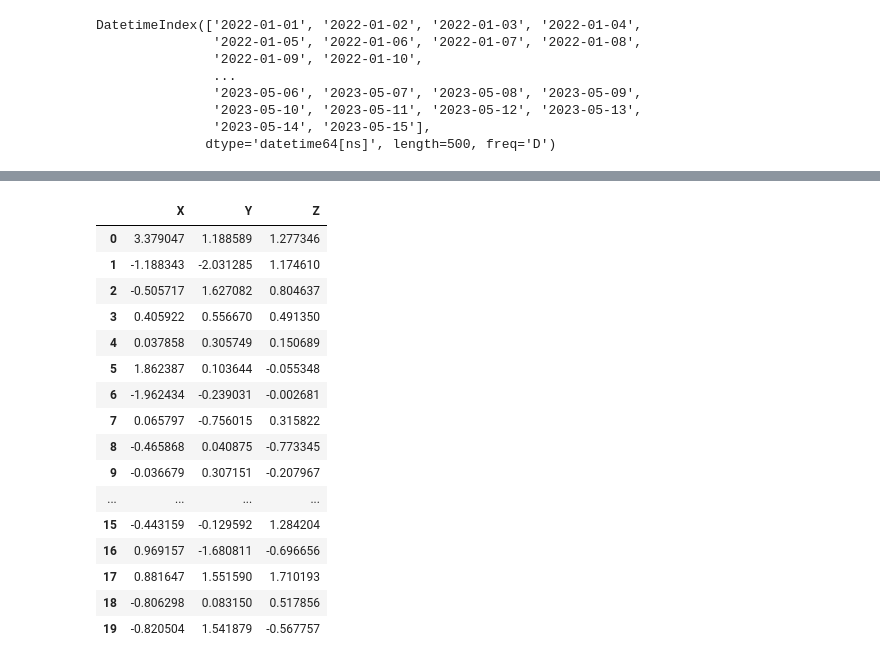
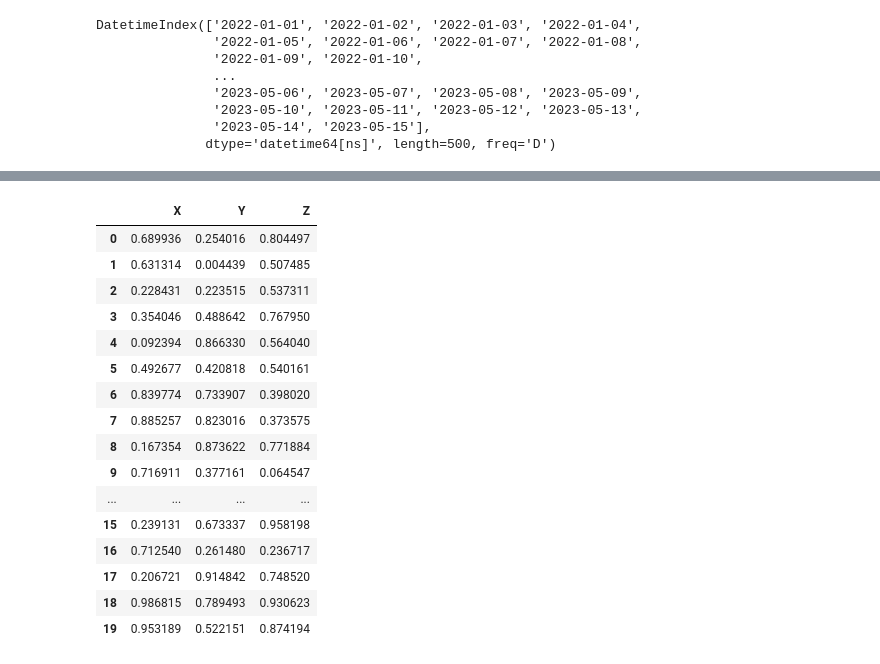
Before and after one commit to MDalamin5/Data-Science-ML, a Jupyter notebook: Python-Libraries_and_OOPs/Ostad-PY-Libraries/Week-8-Data-visualization/Pandas/class/main.ipynb, the cells around one changed output, grey strips where cells are left out. Cells and saved outputs as stored; diff of their text form; code cells hidden in the pictures.

Commit message:
data visulations with pandas part-2

```diff
--- a/Python-Libraries_and_OOPs/Ostad-PY-Libraries/Week-8-Data-visualization/Pandas/class/main.ipynb
+++ b/Python-Libraries_and_OOPs/Ostad-PY-Libraries/Week-8-Data-visualization/Pandas/class/main.ipynb
@@ -43,27 +43,27 @@ df1
 500 rows × 3 columns
 # %%
-data2 = np.random.randn(20, 3)
+data2 = np.random.rand(20, 3)
 col = ['X', 'Y', 'Z']
 df2 = pd.DataFrame(data= data2, columns= col)
 df2
 # %% [output]
 |  | X | Y | Z |
-| 0 | 3.379047 | 1.188589 | 1.277346 |
-| 1 | -1.188343 | -2.031285 | 1.174610 |
-| 2 | -0.505717 | 1.627082 | 0.804637 |
-| 3 | 0.405922 | 0.556670 | 0.491350 |
-| 4 | 0.037858 | 0.305749 | 0.150689 |
-| 5 | 1.862387 | 0.103644 | -0.055348 |
-| 6 | -1.962434 | -0.239031 | -0.002681 |
-| 7 | 0.065797 | -0.756015 | 0.315822 |
-| 8 | -0.465868 | 0.040875 | -0.773345 |
-| 9 | -0.036679 | 0.307151 | -0.207967 |
+| 0 | 0.689936 | 0.254016 | 0.804497 |
+| 1 | 0.631314 | 0.004439 | 0.507485 |
+| 2 | 0.228431 | 0.223515 | 0.537311 |
+| 3 | 0.354046 | 0.488642 | 0.767950 |
+| 4 | 0.092394 | 0.866330 | 0.564040 |
+| 5 | 0.492677 | 0.420818 | 0.540161 |
+| 6 | 0.839774 | 0.733907 | 0.398020 |
+| 7 | 0.885257 | 0.823016 | 0.373575 |
+| 8 | 0.167354 | 0.873622 | 0.771884 |
+| 9 | 0.716911 | 0.377161 | 0.064547 |
 | ... | ... | ... | ... |
-| 15 | -0.443159 | -0.129592 | 1.284204 |
-| 16 | 0.969157 | -1.680811 | -0.696656 |
-| 17 | 0.881647 | 1.551590 | 1.710193 |
-| 18 | -0.806298 | 0.083150 | 0.517856 |
-| 19 | -0.820504 | 1.541879 | -0.567757 |
+| 15 | 0.239131 | 0.673337 | 0.958198 |
+| 16 | 0.712540 | 0.261480 | 0.236717 |
+| 17 | 0.206721 | 0.914842 | 0.748520 |
+| 18 | 0.986815 | 0.789493 | 0.930623 |
+| 19 | 0.953189 | 0.522151 | 0.874194 |
 # %%
 df1['A'].hist(edgecolor = 'black')
 # %% [output]
```
Also changed, not shown: parts of 28 cells of this notebook.
